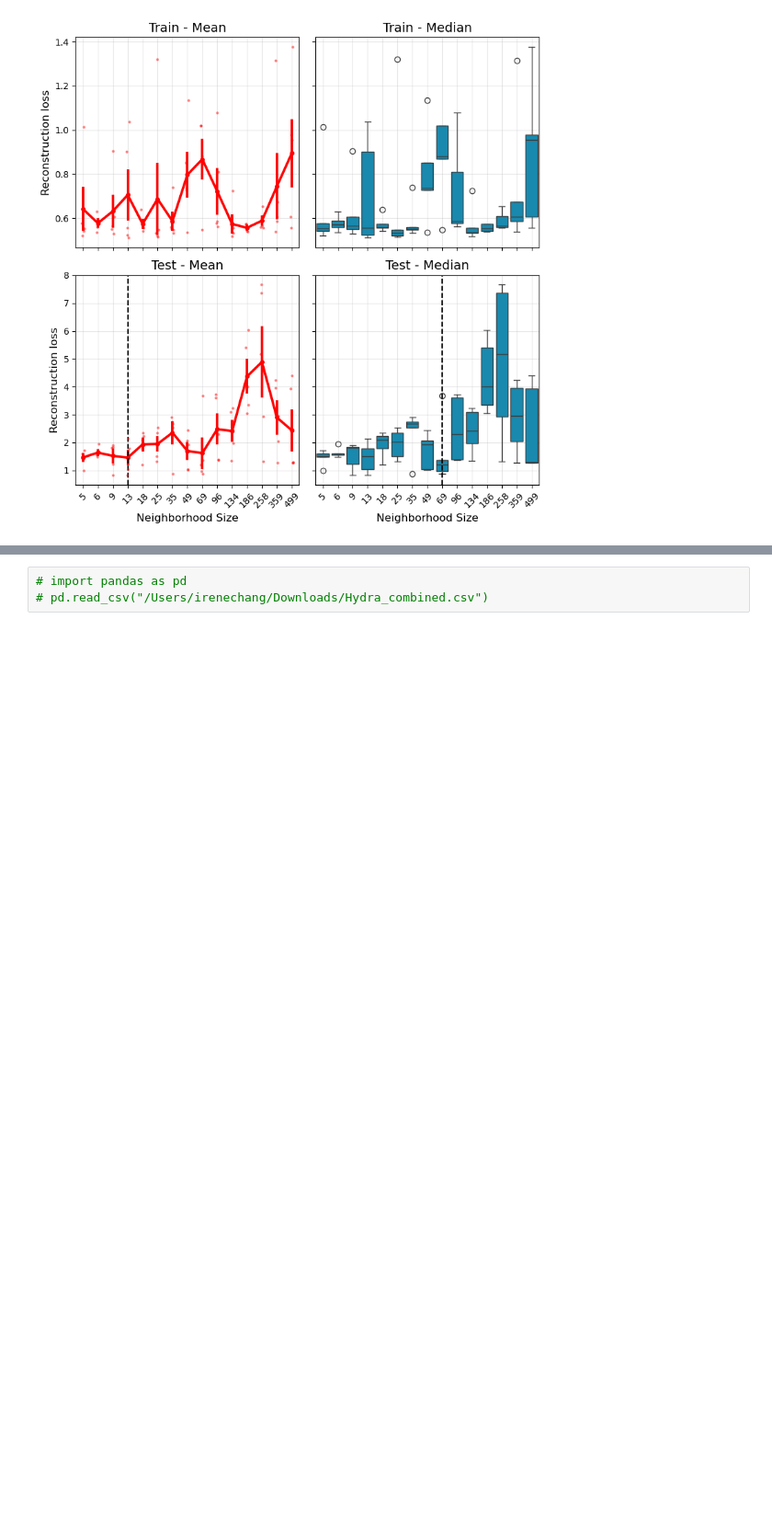
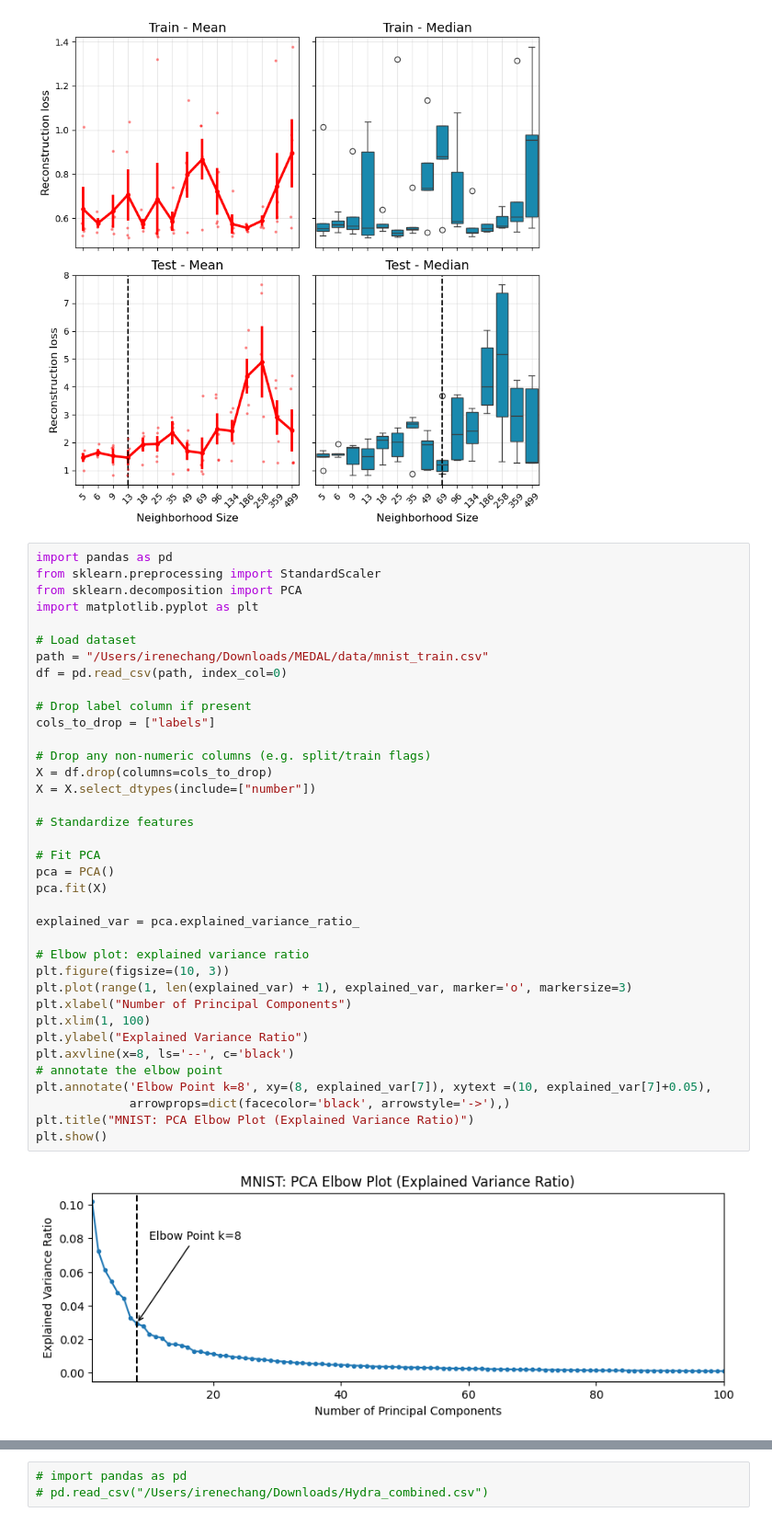
Before and after one commit to DataSlingers/MEDAL, a Jupyter notebook: notebooks/compare_teachers.ipynb, the cells around one changed output, grey strips where cells are left out. Shown at 92% size. Drawn from its saved outputs; the diff is of its cells as text; blank space fills up the shorter version.

```diff
--- a/notebooks/compare_teachers.ipynb
+++ b/notebooks/compare_teachers.ipynb
@@ -1795,3 +1795,42 @@ plt.tight_layout()
 plt.show()
 # %% [output]
 [figure]
+# %%
+import pandas as pd
+from sklearn.preprocessing import StandardScaler
+from sklearn.decomposition import PCA
+import matplotlib.pyplot as plt
+
+# Load dataset
+path = "/Users/irenechang/Downloads/MEDAL/data/mnist_train.csv"
+df = pd.read_csv(path, index_col=0)
+
+# Drop label column if present
+cols_to_drop = ["labels"]
+
+# Drop any non-numeric columns (e.g. split/train flags)
+X = df.drop(columns=cols_to_drop)
+X = X.select_dtypes(include=["number"])
+
+# Standardize features
+
+# Fit PCA
+pca = PCA()
+pca.fit(X)
+
+explained_var = pca.explained_variance_ratio_
+
+# Elbow plot: explained variance ratio
+plt.figure(figsize=(10, 3))
+plt.plot(range(1, len(explained_var) + 1), explained_var, marker='o', markersize=3)
+plt.xlabel("Number of Principal Components")
+plt.xlim(1, 100)
+plt.ylabel("Explained Variance Ratio")
+plt.axvline(x=8, ls='--', c='black')
+# annotate the elbow point
+plt.annotate('Elbow Point k=8', xy=(8, explained_var[7]), xytext =(10, explained_var[7]+0.05),
+             arrowprops=dict(facecolor='black', arrowstyle='->'),)
+plt.title("MNIST: PCA Elbow Plot (Explained Variance Ratio)")
+plt.show()
+# %% [output]
+[figure, added]
```
Also changed, not shown: parts of 10 cells of this notebook.
